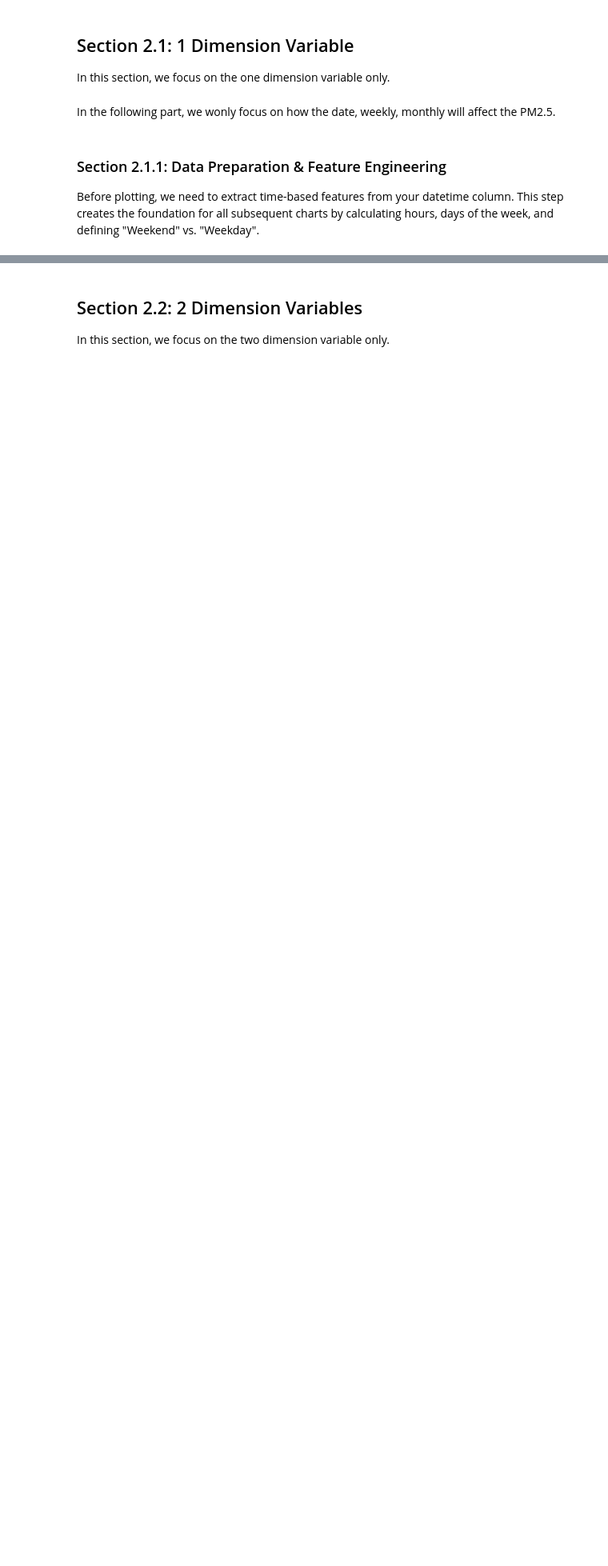
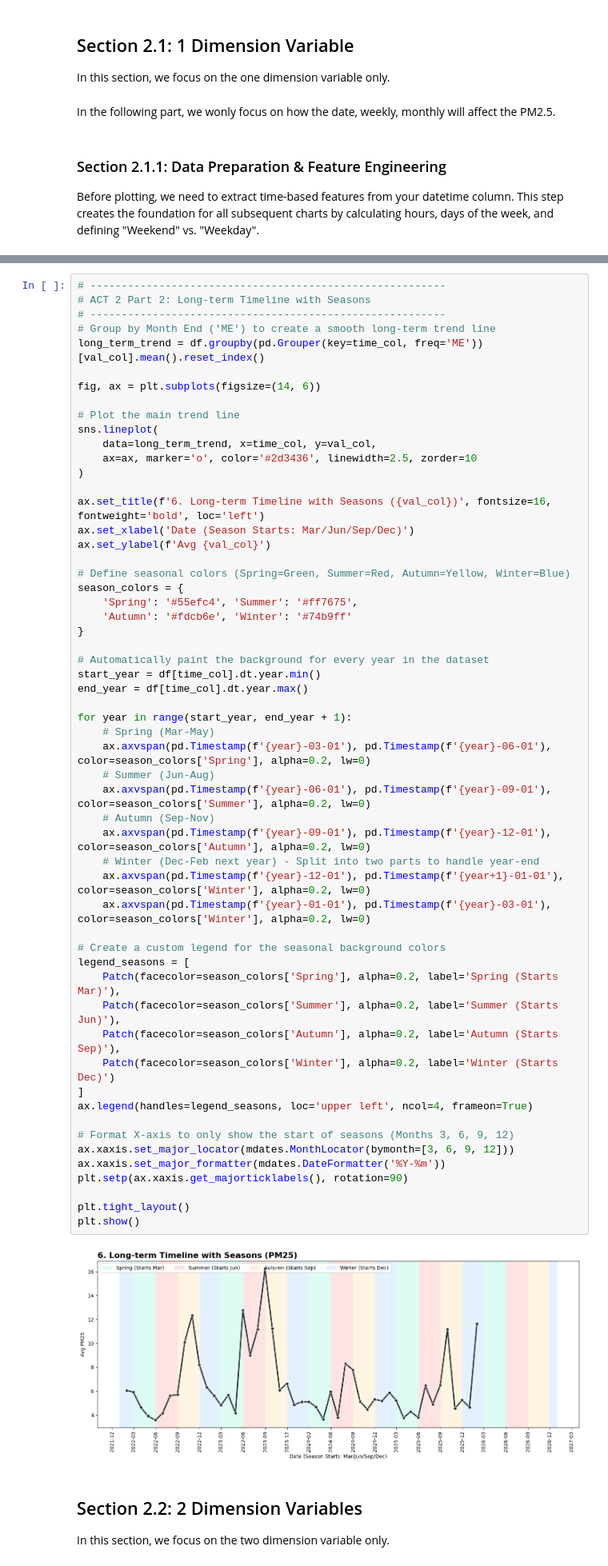
Before and after one commit to ChiehAnChang/Data-Science-Case-Study-1, a Jupyter notebook: STAT946 Case Study 1.ipynb, the cells around one changed output, grey strips where cells are left out. Shown at 80% size. Saved outputs shown, nothing was run; the diff lists cells and outputs as text; blank space fills up the shorter version.

```diff
--- a/STAT946 Case Study 1.ipynb
+++ b/STAT946 Case Study 1.ipynb
@@ -895,3 +647,61 @@ plt.show()
+# %%
+# ---------------------------------------------------------
+# ACT 2 Part 2: Long-term Timeline with Seasons
+# ---------------------------------------------------------
+# Group by Month End ('ME') to create a smooth long-term trend line
+long_term_trend = df.groupby(pd.Grouper(key=time_col, freq='ME'))[val_col].mean().reset_index()
+
+fig, ax = plt.subplots(figsize=(14, 6))
+
+# Plot the main trend line
+sns.lineplot(
+    data=long_term_trend, x=time_col, y=val_col,
+    ax=ax, marker='o', color='#2d3436', linewidth=2.5, zorder=10
+)
+
+ax.set_title(f'6. Long-term Timeline with Seasons ({val_col})', fontsize=16, fontweight='bold', loc='left')
+ax.set_xlabel('Date (Season Starts: Mar/Jun/Sep/Dec)')
+ax.set_ylabel(f'Avg {val_col}')
+
+# Define seasonal colors (Spring=Green, Summer=Red, Autumn=Yellow, Winter=Blue)
+season_colors = {
+    'Spring': '#55efc4', 'Summer': '#ff7675',
+    'Autumn': '#fdcb6e', 'Winter': '#74b9ff'
+}
+
+# Automatically paint the background for every year in the dataset
+start_year = df[time_col].dt.year.min()
+end_year = df[time_col].dt.year.max()
+
+for year in range(start_year, end_year + 1):
+    # Spring (Mar-May)
+    ax.axvspan(pd.Timestamp(f'{year}-03-01'), pd.Timestamp(f'{year}-06-01'), color=season_colors['Spring'], alpha=0.2, lw=0)
+    # Summer (Jun-Aug)
+    ax.axvspan(pd.Timestamp(f'{year}-06-01'), pd.Timestamp(f'{year}-09-01'), color=season_colors['Summer'], alpha=0.2, lw=0)
+    # Autumn (Sep-Nov)
+    ax.axvspan(pd.Timestamp(f'{year}-09-01'), pd.Timestamp(f'{year}-12-01'), color=season_colors['Autumn'], alpha=0.2, lw=0)
+    # Winter (Dec-Feb next year) - Split into two parts to handle year-end
+    ax.axvspan(pd.Timestamp(f'{year}-12-01'), pd.Timestamp(f'{year+1}-01-01'), color=season_colors['Winter'], alpha=0.2, lw=0)
+    ax.axvspan(pd.Timestamp(f'{year}-01-01'), pd.Timestamp(f'{year}-03-01'), color=season_colors['Winter'], alpha=0.2, lw=0)
+
+# Create a custom legend for the seasonal background colors
+legend_seasons = [
+    Patch(facecolor=season_colors['Spring'], alpha=0.2, label='Spring (Starts Mar)'),
+    Patch(facecolor=season_colors['Summer'], alpha=0.2, label='Summer (Starts Jun)'),
+    Patch(facecolor=season_colors['Autumn'], alpha=0.2, label='Autumn (Starts Sep)'),
+    Patch(facecolor=season_colors['Winter'], alpha=0.2, label='Winter (Starts Dec)')
+]
+ax.legend(handles=legend_seasons, loc='upper left', ncol=4, frameon=True)
+
+# Format X-axis to only show the start of seasons (Months 3, 6, 9, 12)
+ax.xaxis.set_major_locator(mdates.MonthLocator(bymonth=[3, 6, 9, 12]))
+ax.xaxis.set_major_formatter(mdates.DateFormatter('%Y-%m'))
+plt.setp(ax.xaxis.get_majorticklabels(), rotation=90)
+
+plt.tight_layout()
+plt.show()
+# %% [output]
+[figure, added]
 # %% [markdown]
 ## Section 2.2: 2 Dimension Variables
 In this section, we focus on the two dimension variable only.
```
Also changed, not shown: parts of 25 cells of this notebook.
